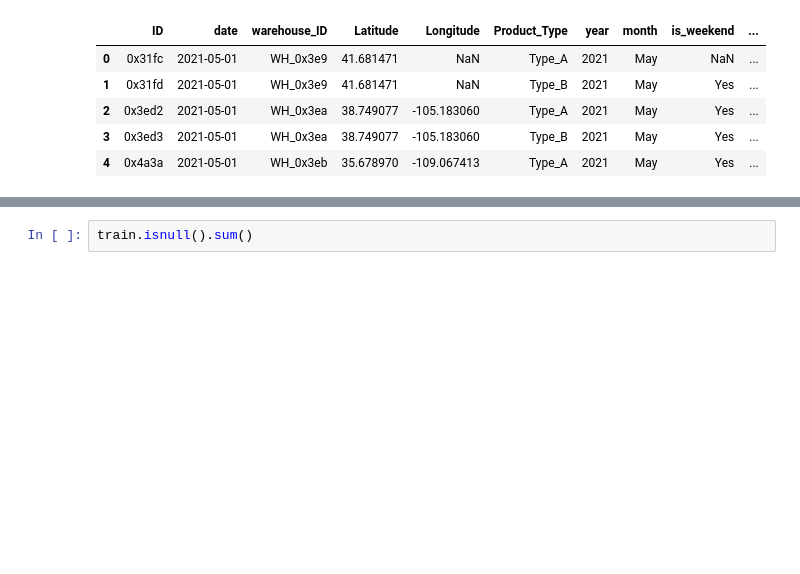
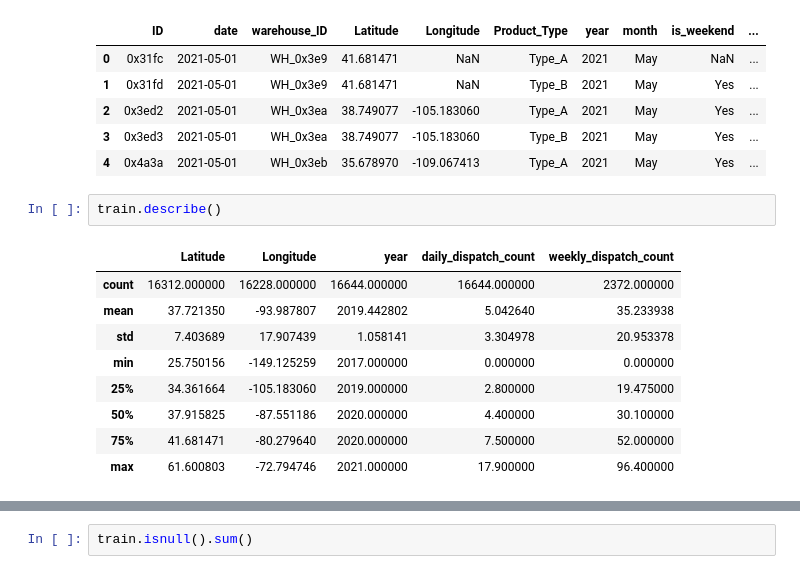
Before and after one commit to piyumaha12/Tredence-Data-Scientist-Hackathon, a Jupyter notebook: demand_forecasting.ipynb, the cells around one changed output, grey strips where cells are left out. Drawn from its saved outputs; the diff is of its cells as text; blank space fills up the shorter version.

```diff
--- a/demand_forecasting.ipynb
+++ b/demand_forecasting.ipynb
@@ -110,3 +126,15 @@ test.head()
 | 2 | 0x3ed2 | 2021-05-01 | WH_0x3ea | 38.749077 | -105.183060 | Type_A | 2021 | May | Yes | ... |
 | 3 | 0x3ed3 | 2021-05-01 | WH_0x3ea | 38.749077 | -105.183060 | Type_B | 2021 | May | Yes | ... |
 | 4 | 0x4a3a | 2021-05-01 | WH_0x3eb | 35.678970 | -109.067413 | Type_A | 2021 | May | Yes | ... |
+# %%
+train.describe()
+# %% [output]
+|  | Latitude | Longitude | year | daily_dispatch_count | weekly_dispatch_count |
+| count | 16312.000000 | 16228.000000 | 16644.000000 | 16644.000000 | 2372.000000 |
+| mean | 37.721350 | -93.987807 | 2019.442802 | 5.042640 | 35.233938 |
+| std | 7.403689 | 17.907439 | 1.058141 | 3.304978 | 20.953378 |
+| min | 25.750156 | -149.125259 | 2017.000000 | 0.000000 | 0.000000 |
+| 25% | 34.361664 | -105.183060 | 2019.000000 | 2.800000 | 19.475000 |
+| 50% | 37.915825 | -87.551186 | 2020.000000 | 4.400000 | 30.100000 |
+| 75% | 41.681471 | -80.279640 | 2020.000000 | 7.500000 | 52.000000 |
+| max | 61.600803 | -72.794746 | 2021.000000 | 17.900000 | 96.400000 |
```
Also changed, not shown: parts of 18 cells of this notebook.
